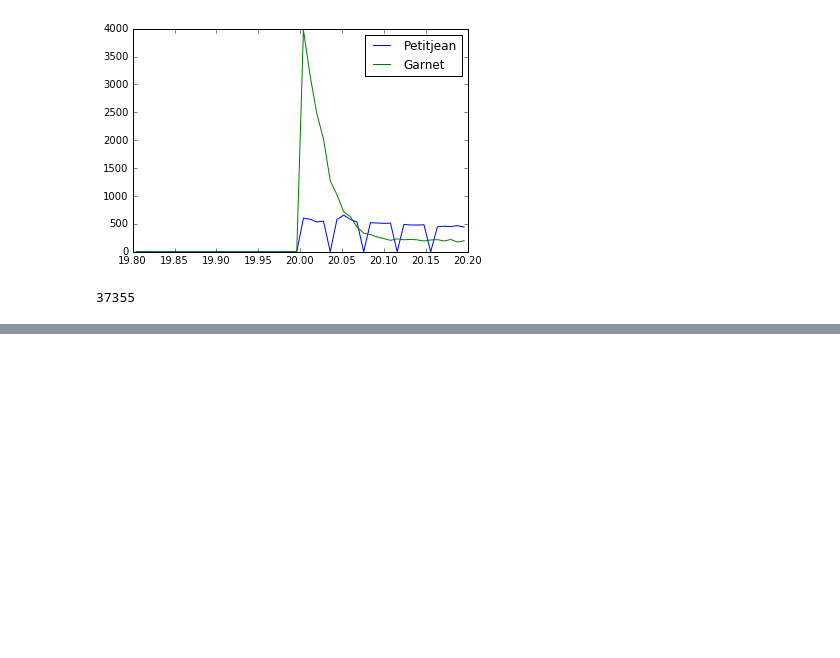
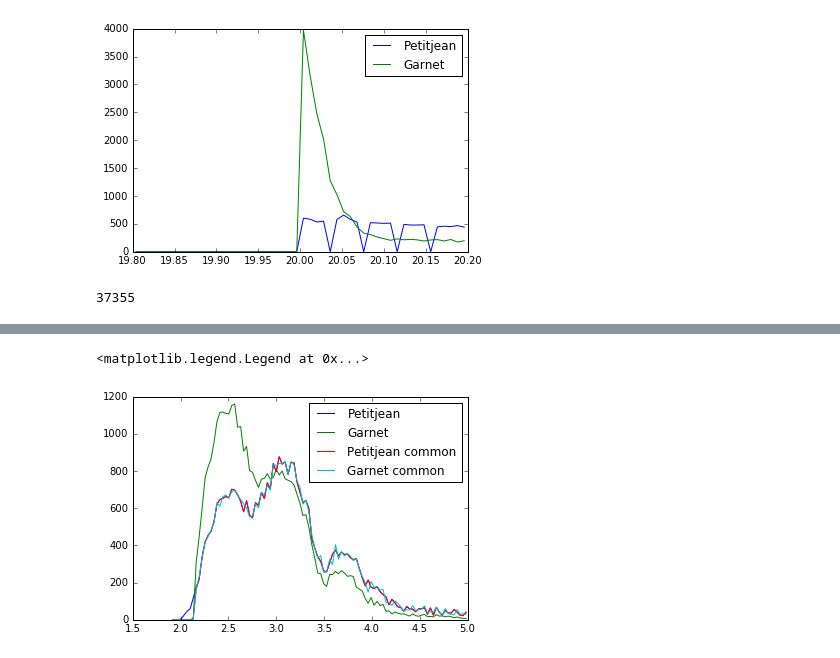
Before and after one commit to damonge/QxK, a Jupyter notebook: ipynb/comparison.ipynb, the cells around one changed output, grey strips where cells are left out. Cells and saved outputs as stored; diff of their text form; code cells hidden in the pictures; blank space fills up the shorter version.

```diff
--- a/ipynb/comparison.ipynb
+++ b/ipynb/comparison.ipynb
@@ -102,0 +113,17 @@ plt.plot(xx,yy,'x')
+# %%
+## plot redshift for common objects
+histp,edp=np.histogram(zqp,bins=100, range=(1.9,5.0))
+histpc,edpc=np.histogram(zqp[ndxp],bins=100, range=(1.9,5.0))
+w=np.where(p>0.80) #take just p>0.8 from Granet as true DLAs, gives a right number
+hist,ed=np.histogram(zq[w],bins=100,range=(1.9,5.0))
+histc,edc=np.histogram(zq[ndxg],bins=100,range=(1.9,5.0))
+def m(x):
+    return 0.5*(x[1:]+x[:-1])
+plt.plot(m(edp),histp,label='Petitjean')
+plt.plot(m(ed),hist,label='Garnet')
+plt.plot(m(edpc),histpc,label='Petitjean common')
+plt.plot(m(edc),histc,label='Garnet common')
+plt.legend()
+# %% [output]
+<matplotlib.legend.Legend at 0x...>
+[figure, added]
```
Also changed, not shown: parts of 11 cells of this notebook.
